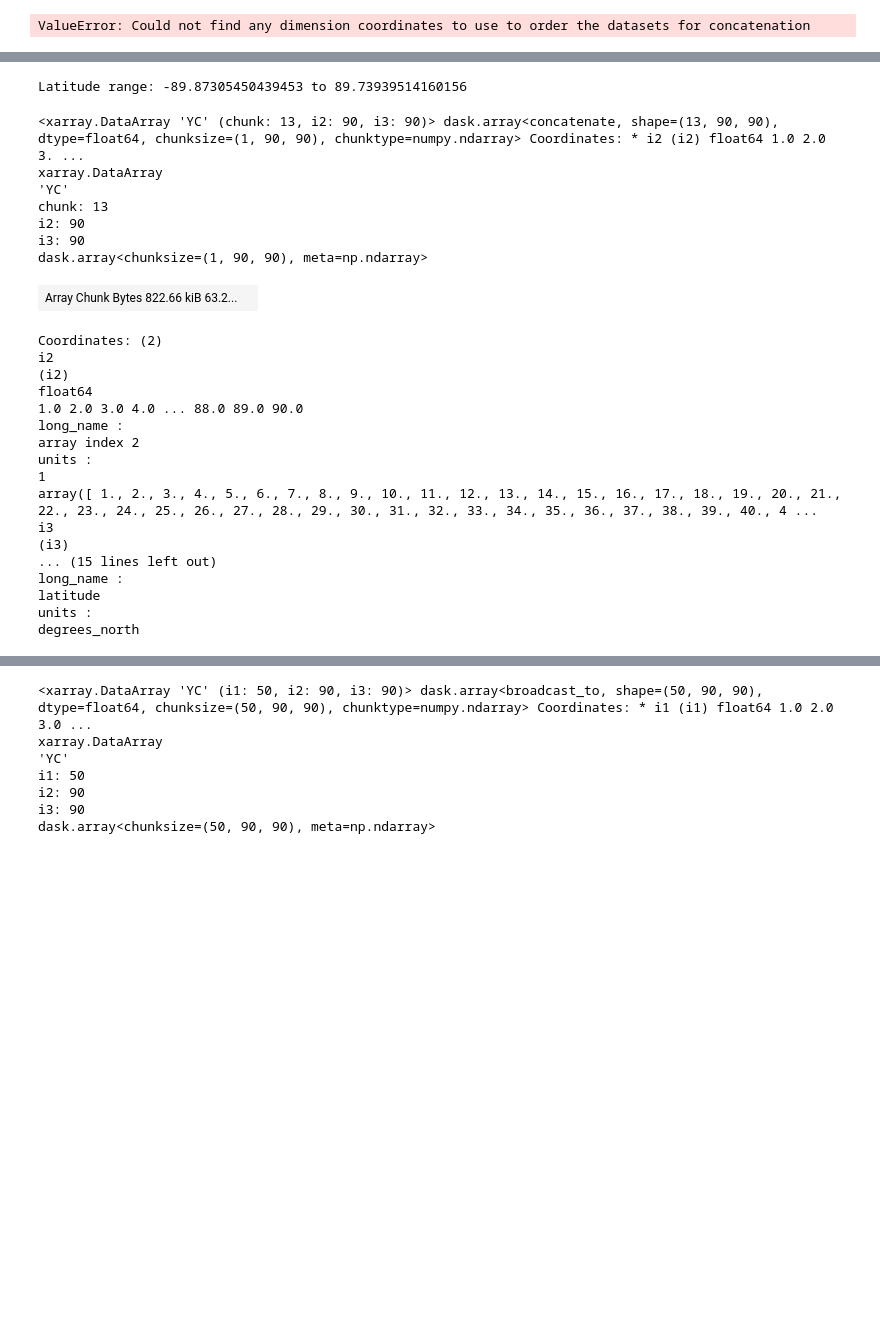
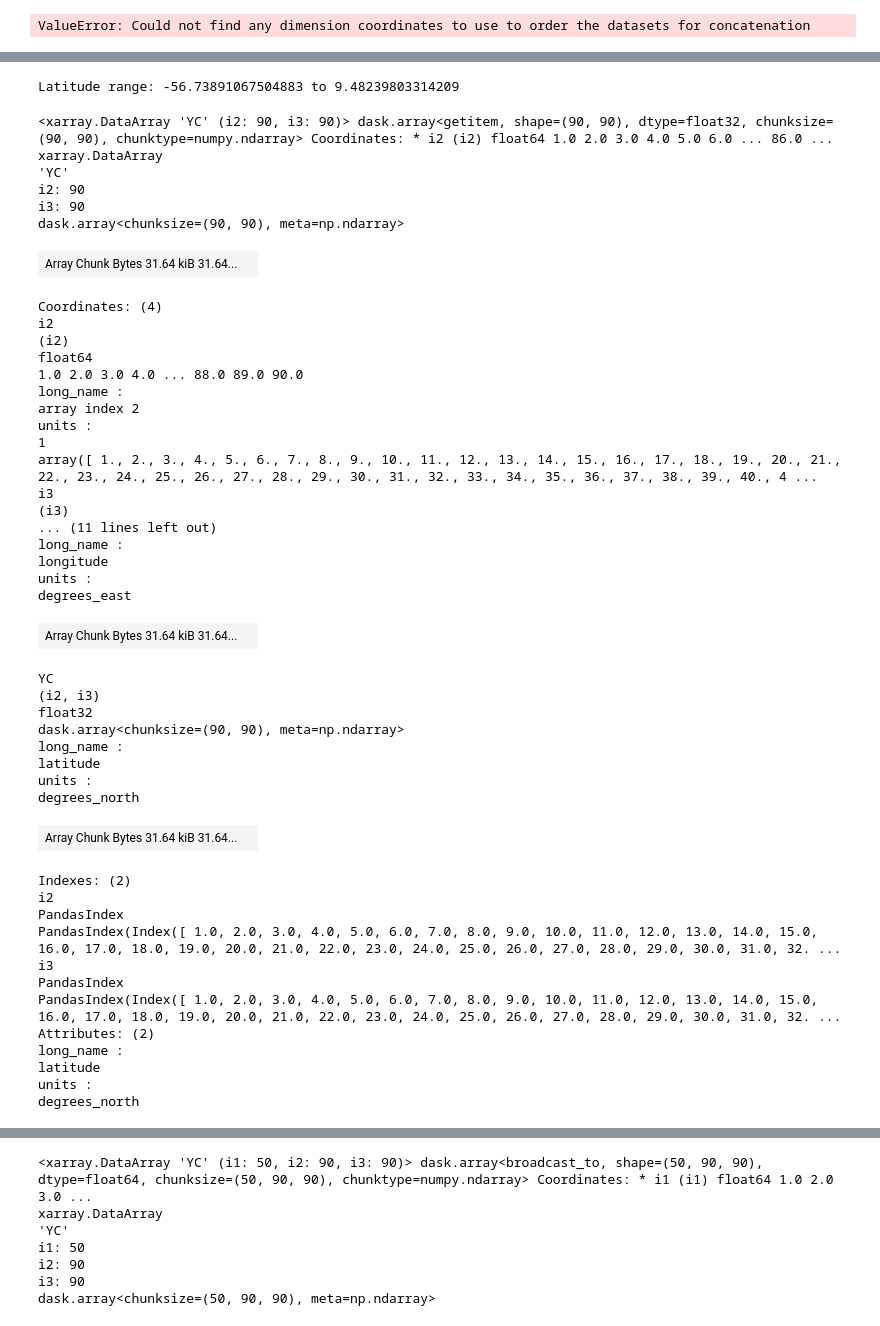
Before and after one commit to ai4er-cdt/OTP, a Jupyter notebook: solodoch_py/playground.ipynb, the cells around one changed output, grey strips where cells are left out. Saved outputs shown, nothing was run; the diff lists cells and outputs as text; code cells hidden in the pictures; blank space fills up the shorter version.

```diff
--- a/solodoch_py/playground.ipynb
+++ b/solodoch_py/playground.ipynb
@@ -38,17 +39,20 @@ Attributes:
 dirGrid = "C:/Users/aline/OTP/ECCO4_Release3/nctiles_grid/"
 dirList = [dirGrid + file for file in os.listdir(dirGrid) if file.endswith('.nc')]
 
-modified_nc_files_path = os.path.join(dirGrid, 'modified')
+modified_nc_files_path = os.path.join(dirGrid, 'modified_4')
 if not os.path.exists(modified_nc_files_path):
     os.makedirs(modified_nc_files_path)
 
 for file in dirList:
-    ds = xr.open_dataset(file)
+    ds = xr.open_dataset(file, chunks={})
 
     filename = os.path.basename(file)
 
+    ds['XC'] = ds['XC'].astype('float32')
+    ds['YC'] = ds['YC'].astype('float32')
+
     # Now, assign these as coordinates. This step actually creates new coordinates based on these arrays
-    ds = ds.set_coords(['XC', 'YC'])
+    #ds = ds.set_coords(['XC', 'YC'])
     ds.to_netcdf(os.path.join(modified_nc_files_path, filename))
     print(ds.coords)
 # %% [output]
@@ -71,0 +76,16 @@ Coordinates:
+# %%
+import xarray as xr
+
+dirGrid = "C:/Users/aline/OTP/ECCO4_Release3/nctiles_grid/"
+dirList = [dirGrid + file for file in os.listdir(dirGrid) if file.endswith('.nc')]
+datasets = []
+
+for fp in dirList:
+    ds = xr.open_dataset(fp, chunks={})  # Using chunks for lazy loading
+    ds = ds.set_coords(['XC', 'YC'])  # Set 'XC' and 'YC' as coordinates
+    datasets.append(ds)
+
+aligned_datasets = xr.align(*datasets, join='outer', copy=False)
+concat_dim = xr.DataArray(range(len(aligned_datasets)), dims="dataset_index")
+combined_ds = xr.concat(aligned_datasets, dim=concat_dim)
+combined_ds
@@ -139,22 +237,21 @@ Data variables: (12/20)
     missing_value:  nan
     program:        file created using gcmfaces_IO/write2nctiles.m \n
 # %%
-LatA = mygrid['YC']
+LatA = mygrid['YC'][4]
 
 print(f"Latitude range: {LatA.min().values if hasattr(LatA.min(), 'values') else LatA.min()} to {LatA.max().values if hasattr(LatA.max(), 'values') else LatA.max()}")
 
 LatA
 # %% [output]
-Latitude range: -89.87305450439453 to 89.73939514160156
+Latitude range: -56.73891067504883 to 9.48239803314209
-<xarray.DataArray 'YC' (chunk: 13, i2: 90, i3: 90)> dask.array<concatenate, shape=(13, 90, 90), dtype=float64, chunksize=(1, 90, 90), chunktype=numpy.ndarray> Coordinates: * i2 (i2) float64 1.0 2.0 3. ...
+<xarray.DataArray 'YC' (i2: 90, i3: 90)> dask.array<getitem, shape=(90, 90), dtype=float32, chunksize=(90, 90), chunktype=numpy.ndarray> Coordinates: * i2 (i2) float64 1.0 2.0 3.0 4.0 5.0 6.0 ... 86.0 ...
 xarray.DataArray
 'YC'
-chunk: 13
 i2: 90
 i3: 90
-dask.array<chunksize=(1, 90, 90), meta=np.ndarray>
+dask.array<chunksize=(90, 90), meta=np.ndarray>
-| Array Chunk Bytes 822.66 kiB 63.2... |  |
+| Array Chunk Bytes 31.64 kiB 31.64... |  |
-Coordinates: (2)
+Coordinates: (4)
 i2
 (i2)
 float64
@@ -166,11 +263,33 @@ units :
 array([ 1., 2., 3., 4., 5., 6., 7., 8., 9., 10., 11., 12., 13., 14., 15., 16., 17., 18., 19., 20., 21., 22., 23., 24., 25., 26., 27., 28., 29., 30., 31., 32., 33., 34., 35., 36., 37., 38., 39., 40., 4 ...
 i3
 (i3)
-... (15 lines left out)
+... (11 lines left out)
 long_name :
-latitude
+longitude
 units :
-degrees_north
+degrees_east
+| Array Chunk Bytes 31.64 kiB 31.64... |  |
+YC
+(i2, i3)
+float32
+dask.array<chunksize=(90, 90), meta=np.ndarray>
+long_name :
+latitude
+units :
+degrees_north
+| Array Chunk Bytes 31.64 kiB 31.64... |  |
+Indexes: (2)
+i2
+PandasIndex
+PandasIndex(Index([ 1.0, 2.0, 3.0, 4.0, 5.0, 6.0, 7.0, 8.0, 9.0, 10.0, 11.0, 12.0, 13.0, 14.0, 15.0, 16.0, 17.0, 18.0, 19.0, 20.0, 21.0, 22.0, 23.0, 24.0, 25.0, 26.0, 27.0, 28.0, 29.0, 30.0, 31.0, 32. ...
+i3
+PandasIndex
+PandasIndex(Index([ 1.0, 2.0, 3.0, 4.0, 5.0, 6.0, 7.0, 8.0, 9.0, 10.0, 11.0, 12.0, 13.0, 14.0, 15.0, 16.0, 17.0, 18.0, 19.0, 20.0, 21.0, 22.0, 23.0, 24.0, 25.0, 26.0, 27.0, 28.0, 29.0, 30.0, 31.0, 32. ...
+Attributes: (2)
+long_name :
+latitude
+units :
+degrees_north
 # %%
 nc_files = [os.path.join(dirGrid, file) for file in os.listdir(dirGrid) if file.endswith('.nc')]
 datasets = [xr.open_dataset(file_path) for file_path in nc_files]
```
Also changed, not shown: parts of 14 cells of this notebook, 5 other files.
